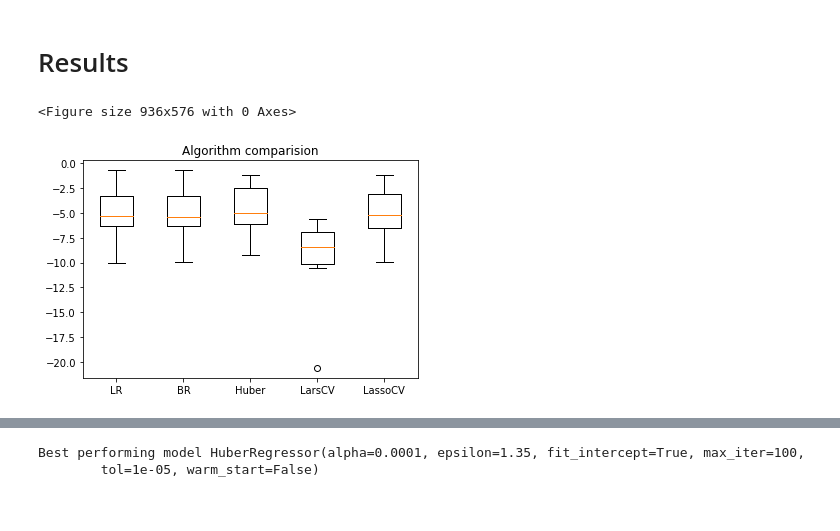
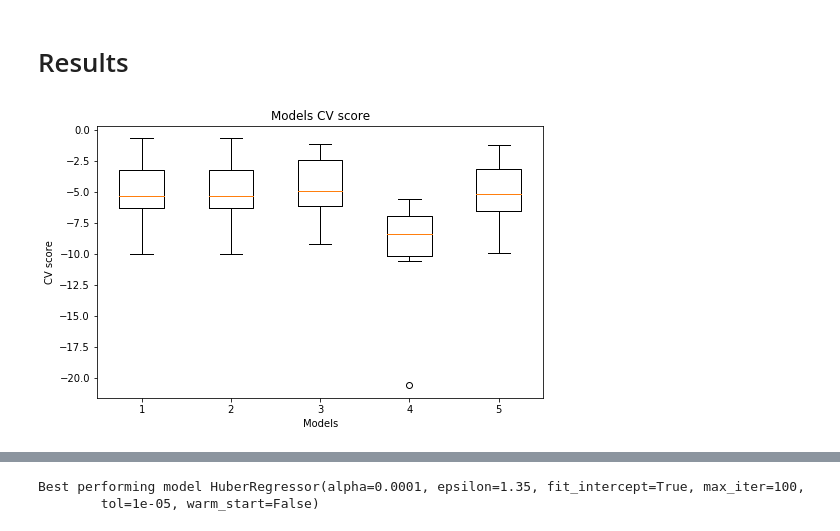
Before and after one commit to shobhitshah/fifa19-player-stats, a Jupyter notebook: scripts/fifa19_ml.ipynb, the cells around one changed output, grey strips where cells are left out. Saved outputs shown, nothing was run; the diff lists cells and outputs as text; code cells hidden in the pictures.

```diff
--- a/scripts/fifa19_ml.ipynb
+++ b/scripts/fifa19_ml.ipynb
@@ -116,15 +116,12 @@ Done
 # Results
 # %%
 results=np.array(results)
-# %%
-plt.figure(figsize=(13, 8))
-fig, ax = plt.subplots()
-
-ax.boxplot(results[:,1])
-ax.set_xticklabels(results[:,0])
-ax.set_title('Algorithm comparision')
-
-plt.show()
-# %% [output]
-<Figure size 936x576 with 0 Axes>
-[figure, removed]
+# %%
+plt.figure(figsize=(8, 5))
+plt.boxplot(results[:,1])
+plt.xlabel('Models')
+plt.ylabel('CV score')
+plt.title('Models CV score')
+plt.show()
+# %% [output]
+[figure, added]
```
Also changed, not shown: parts of 1 cell of this notebook.
